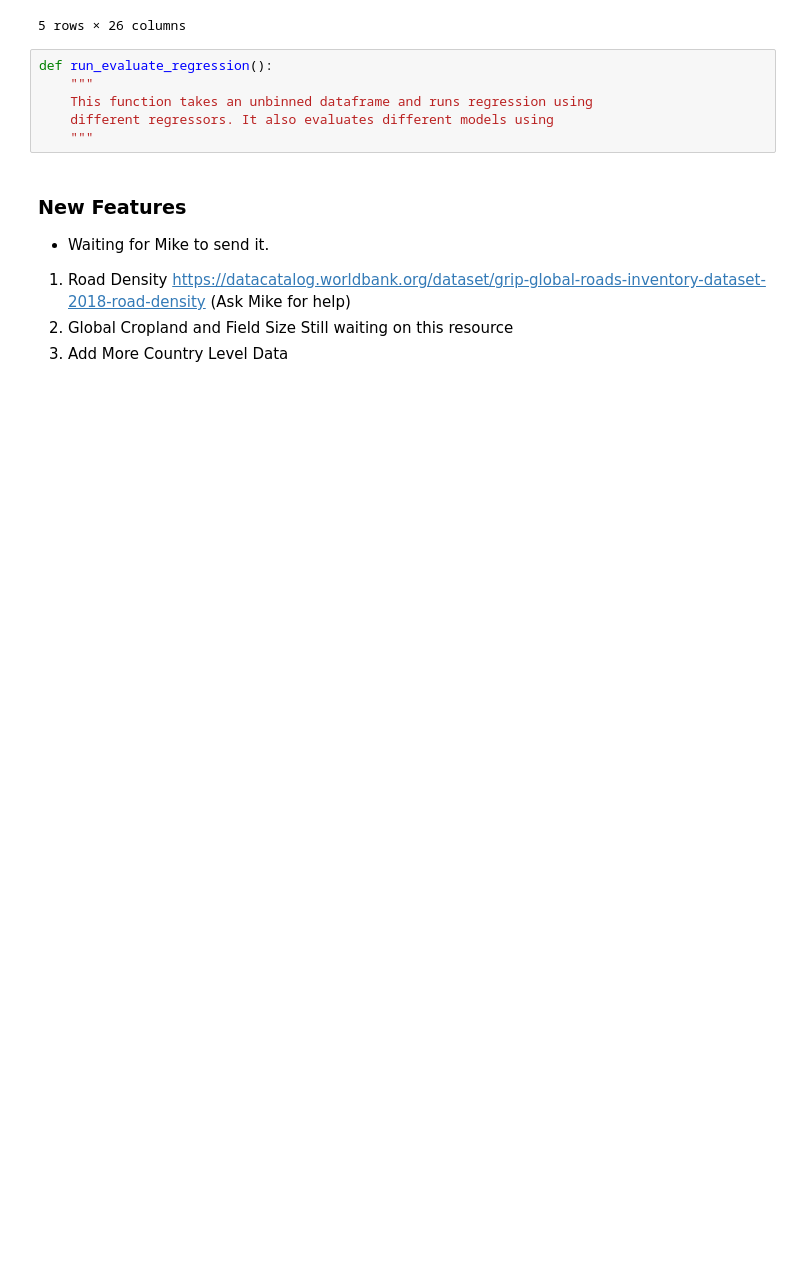
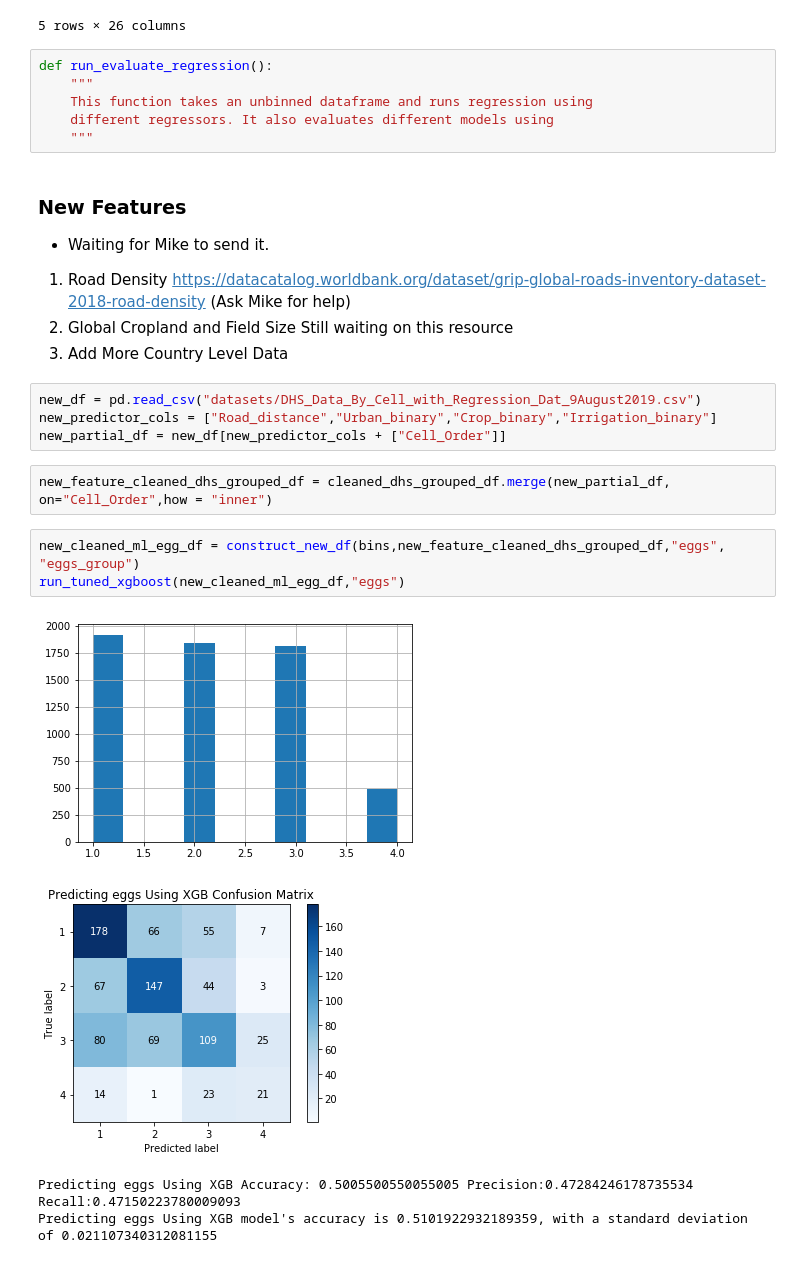
Before and after one commit to FrankOnBeach/WWF, a Jupyter notebook: DHS Diet/DHS_ML.ipynb, the cells around one changed output. Drawn from its saved outputs; the diff is of its cells as text; blank space fills up the shorter version.

Commit message:
NEW DATA ADDED

```diff
--- a/DHS Diet/DHS_ML.ipynb
+++ b/DHS Diet/DHS_ML.ipynb
@@ -1037,3 +1077,17 @@ def run_evaluate_regression():
 1) Road Density https://datacatalog.worldbank.org/dataset/grip-global-roads-inventory-dataset-2018-road-density (Ask Mike for help)
 2) Global Cropland and Field Size Still waiting on this resource
 3) Add More Country Level Data
+# %%
+new_df = pd.read_csv("datasets/DHS_Data_By_Cell_with_Regression_Dat_9August2019.csv")
+new_predictor_cols = ["Road_distance","Urban_binary","Crop_binary","Irrigation_binary"]
+new_partial_df = new_df[new_predictor_cols + ["Cell_Order"]]
+# %%
+new_feature_cleaned_dhs_grouped_df = cleaned_dhs_grouped_df.merge(new_partial_df, on="Cell_Order",how = "inner")
+# %%
+new_cleaned_ml_egg_df = construct_new_df(bins,new_feature_cleaned_dhs_grouped_df,"eggs", "eggs_group")
+run_tuned_xgboost(new_cleaned_ml_egg_df,"eggs")
+# %% [output]
+[figure, added]
+[figure, added]
+Predicting eggs Using XGB Accuracy: 0.5005500550055005 Precision:0.47284246178735534 Recall:0.47150223780009093
+Predicting eggs Using XGB model's accuracy is 0.5101922932189359, with a standard deviation of 0.021107340312081155
```
Also changed, not shown: parts of 13 cells of this notebook, 3 other files.
